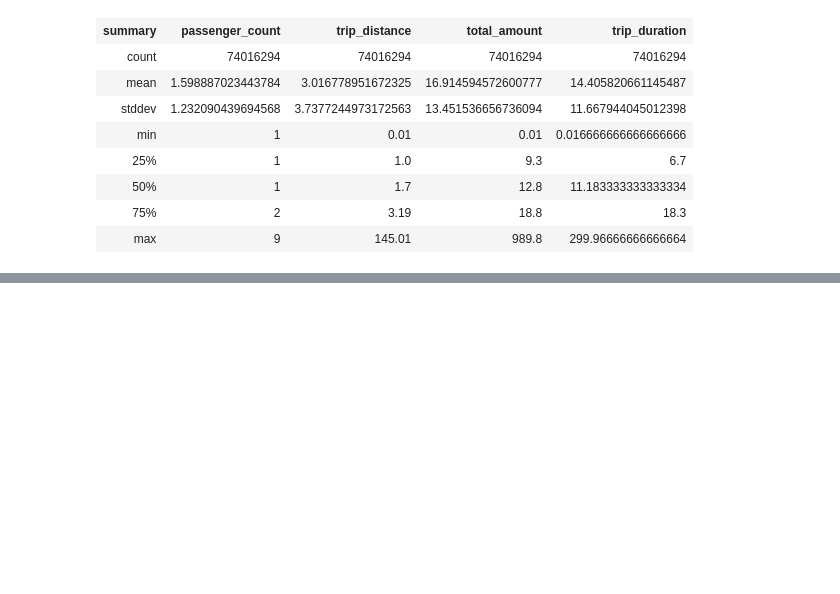
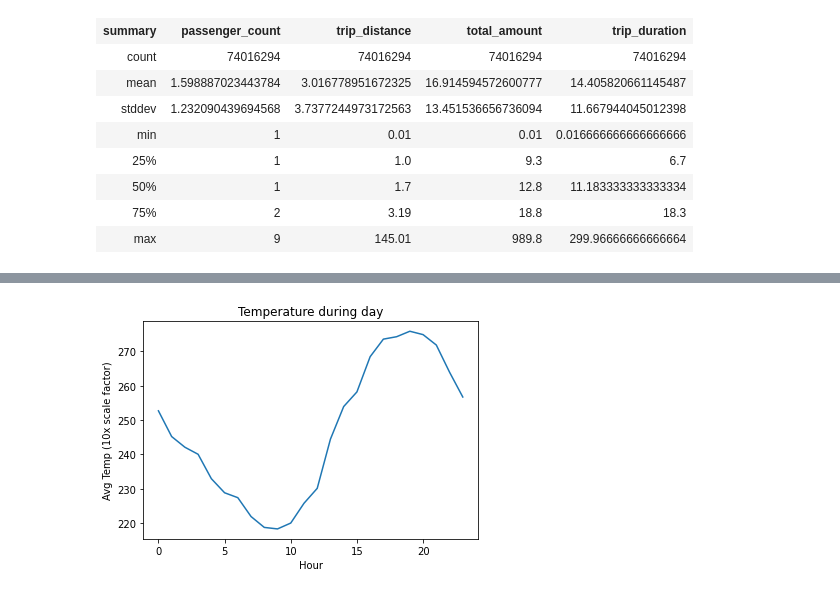
Before and after one commit to MAST30034-Applied-Data-Science/mast30034-project-1-ToomasRo, a Jupyter notebook: notebooks/cleaning.ipynb, the cells around one changed output, grey strips where cells are left out. Saved outputs shown, nothing was run; the diff lists cells and outputs as text; code cells hidden in the pictures; blank space fills up the shorter version.

```diff
--- a/notebooks/cleaning.ipynb
+++ b/notebooks/cleaning.ipynb
@@ -562,2 +566,3 @@ new_sdf.write.mode('overwrite').parquet('../data/temp/both_bit_cleaned/bit_clean
 # %%
 sdf = spark.read.parquet('../data/temp/both_bit_cleaned/bit_cleaned_data.parquet')
+weather_df = pd.read_csv('../data/curated/weather/laguardia.csv')
@@ -563,0 +646,20 @@ sdf = spark.read.parquet('../data/temp/both_bit_cleaned/bit_cleaned_data.parquet
+# %%
+# top x cells in one go
+
+sparkDF = spark.createDataFrame(df)
+# spark utc setting does not work, so adding manualy time, because MEL is utc-10
+# TODO find cleaner way
+# source: https://www.datasciencemadesimple.com/add-hours-minutes-and-seconds-to-timestamp-in-pyspark/
+sparkDF = sparkDF.withColumn('time', F.col('time')+F.expr('INTERVAL 10 HOURS'))
+#sparkDF.limit(5)
+merged_sdf = sdf.join(sparkDF,sdf.dt_truncated ==  sparkDF.time,"inner")
+#merged_sdf.write.mode('overwrite').parquet('../data/temp/merged/merged.parquet')
+#n_sdf = spark.read.parquet('../data/temp/merged/merged.parquet')
+temperature_df = merged_sdf.select(F.col('tmp'), F.col('PUHour')).groupby('PUHour').avg().sort(F.asc("PUHour")).toPandas()
+plt.plot(temperature_df['PUHour'], temperature_df['avg(tmp)'])
+plt.title("Temperature during day")
+plt.ylabel("Avg Temp (10x scale factor)")
+plt.xlabel("Hour")
+plt.show()
+# %% [output]
+[figure, added]
```
Also changed, not shown: parts of 27 cells of this notebook.
